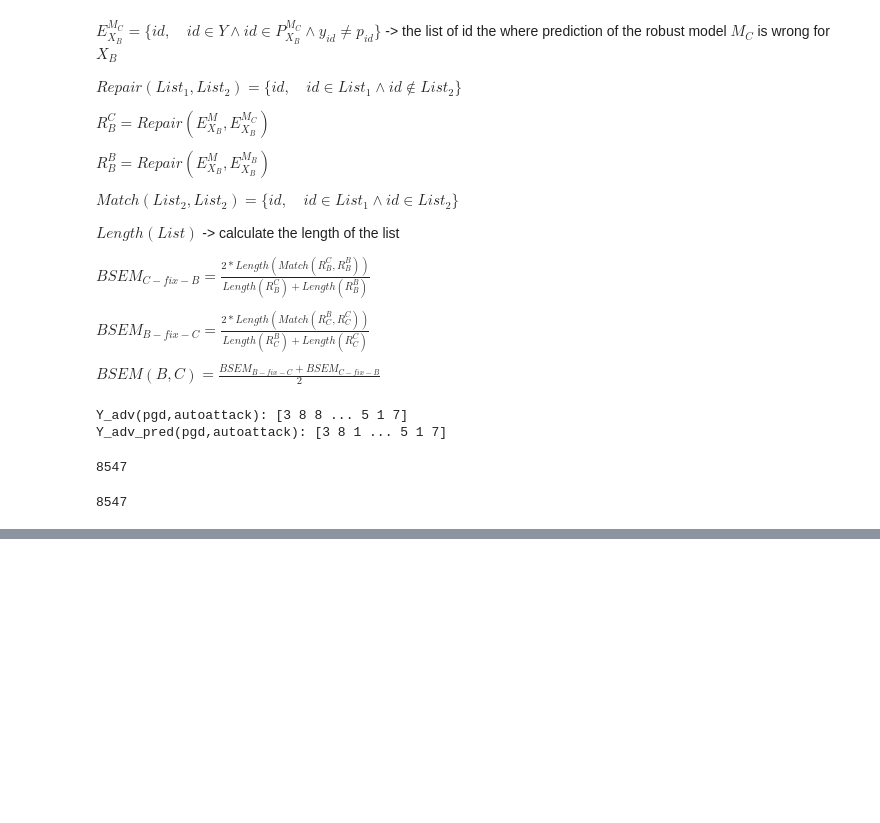
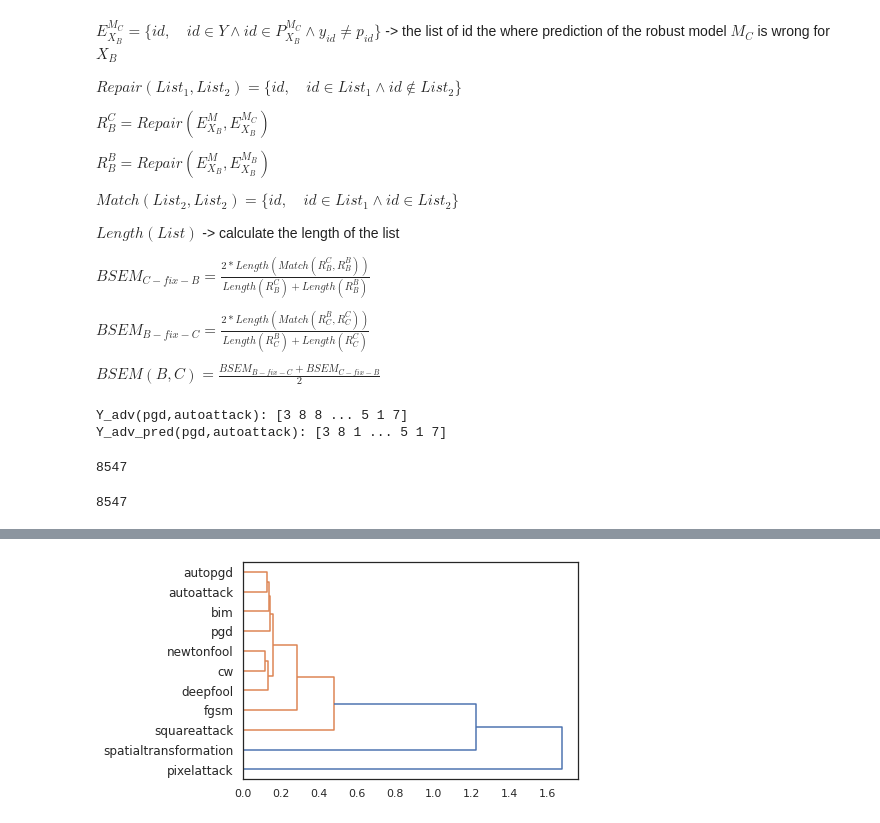
Before and after one commit to mhilmiasyrofi/MART, a Jupyter notebook: mart-evaluation-metric-fine-grain.ipynb, the cells around one changed output, grey strips where cells are left out. Saved outputs shown, nothing was run; the diff lists cells and outputs as text; code cells hidden in the pictures; blank space fills up the shorter version.

Commit message:
add dendogram for clustering the bsem result

```diff
--- a/mart-evaluation-metric-fine-grain.ipynb
+++ b/mart-evaluation-metric-fine-grain.ipynb
@@ -214,0 +215,6 @@ plot_half_heatmap(bsem, cmap, path)
+# %%
+import scipy.cluster.hierarchy as hcluster
+linkage = hcluster.linkage(1 - bsem)
+dendro  = hcluster.dendrogram(linkage, labels=bsem.columns, orientation="right")
+# %% [output]
+[figure, added]
```
Also changed, not shown: parts of 8 cells of this notebook.
